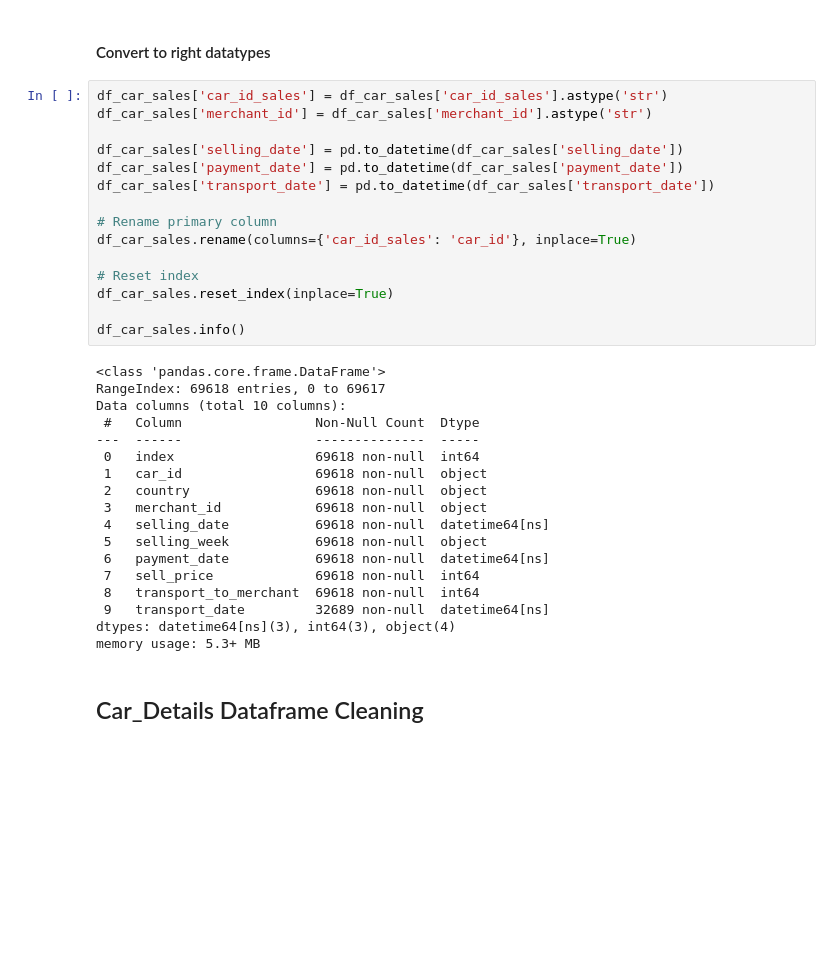
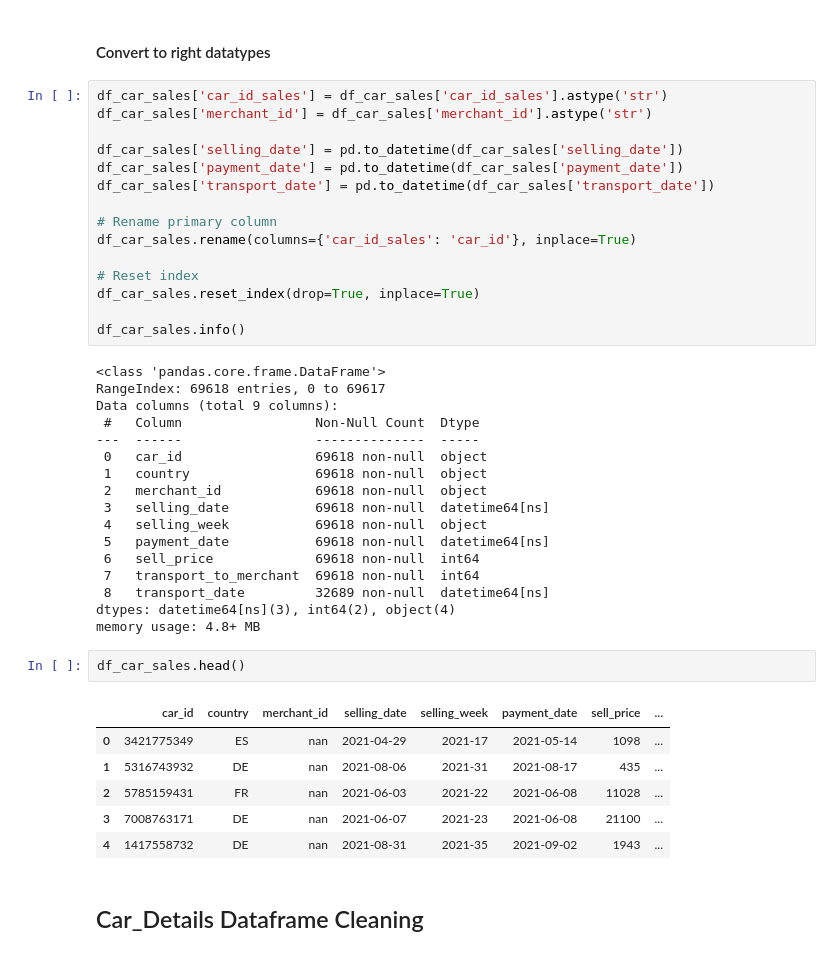
Before and after one commit to dileepsathyan/assignments, a Jupyter notebook: Vroom Virtusa/Vroom Virtusa Assignment.ipynb, the cells around one changed output. Saved outputs shown, nothing was run; the diff lists cells and outputs as text; blank space fills up the shorter version.

```diff
--- a/Vroom Virtusa/Vroom Virtusa Assignment.ipynb
+++ b/Vroom Virtusa/Vroom Virtusa Assignment.ipynb
@@ -85,27 +85,35 @@ df_car_sales['transport_date'] = pd.to_datetime(df_car_sales['transport_date'])
 df_car_sales.rename(columns={'car_id_sales': 'car_id'}, inplace=True)
 
 # Reset index
-df_car_sales.reset_index(inplace=True)
+df_car_sales.reset_index(drop=True, inplace=True)
 
 df_car_sales.info()
 # %% [output]
 <class 'pandas.core.frame.DataFrame'>
 RangeIndex: 69618 entries, 0 to 69617
-Data columns (total 10 columns):
+Data columns (total 9 columns):
  #   Column                 Non-Null Count  Dtype
 ---  ------                 --------------  -----
- 0   index                  69618 non-null  int64
- 1   car_id                 69618 non-null  object
- 2   country                69618 non-null  object
- 3   merchant_id            69618 non-null  object
- 4   selling_date           69618 non-null  datetime64[ns]
- 5   selling_week           69618 non-null  object
- 6   payment_date           69618 non-null  datetime64[ns]
- 7   sell_price             69618 non-null  int64
- 8   transport_to_merchant  69618 non-null  int64
- 9   transport_date         32689 non-null  datetime64[ns]
-dtypes: datetime64[ns](3), int64(3), object(4)
-memory usage: 5.3+ MB
+ 0   car_id                 69618 non-null  object
+ 1   country                69618 non-null  object
+ 2   merchant_id            69618 non-null  object
+ 3   selling_date           69618 non-null  datetime64[ns]
+ 4   selling_week           69618 non-null  object
+ 5   payment_date           69618 non-null  datetime64[ns]
+ 6   sell_price             69618 non-null  int64
+ 7   transport_to_merchant  69618 non-null  int64
+ 8   transport_date         32689 non-null  datetime64[ns]
+dtypes: datetime64[ns](3), int64(2), object(4)
+memory usage: 4.8+ MB
+# %%
+df_car_sales.head()
+# %% [output]
+|  | car_id | country | merchant_id | selling_date | selling_week | payment_date | sell_price | ... |
+| 0 | 3421775349 | ES | nan | 2021-04-29 | 2021-17 | 2021-05-14 | 1098 | ... |
+| 1 | 5316743932 | DE | nan | 2021-08-06 | 2021-31 | 2021-08-17 | 435 | ... |
+| 2 | 5785159431 | FR | nan | 2021-06-03 | 2021-22 | 2021-06-08 | 11028 | ... |
+| 3 | 7008763171 | DE | nan | 2021-06-07 | 2021-23 | 2021-06-08 | 21100 | ... |
+| 4 | 1417558732 | DE | nan | 2021-08-31 | 2021-35 | 2021-09-02 | 1943 | ... |
 # %% [markdown]
 ## Car_Details Dataframe Cleaning
 # %%
```
Also changed, not shown: parts of 12 cells of this notebook.
